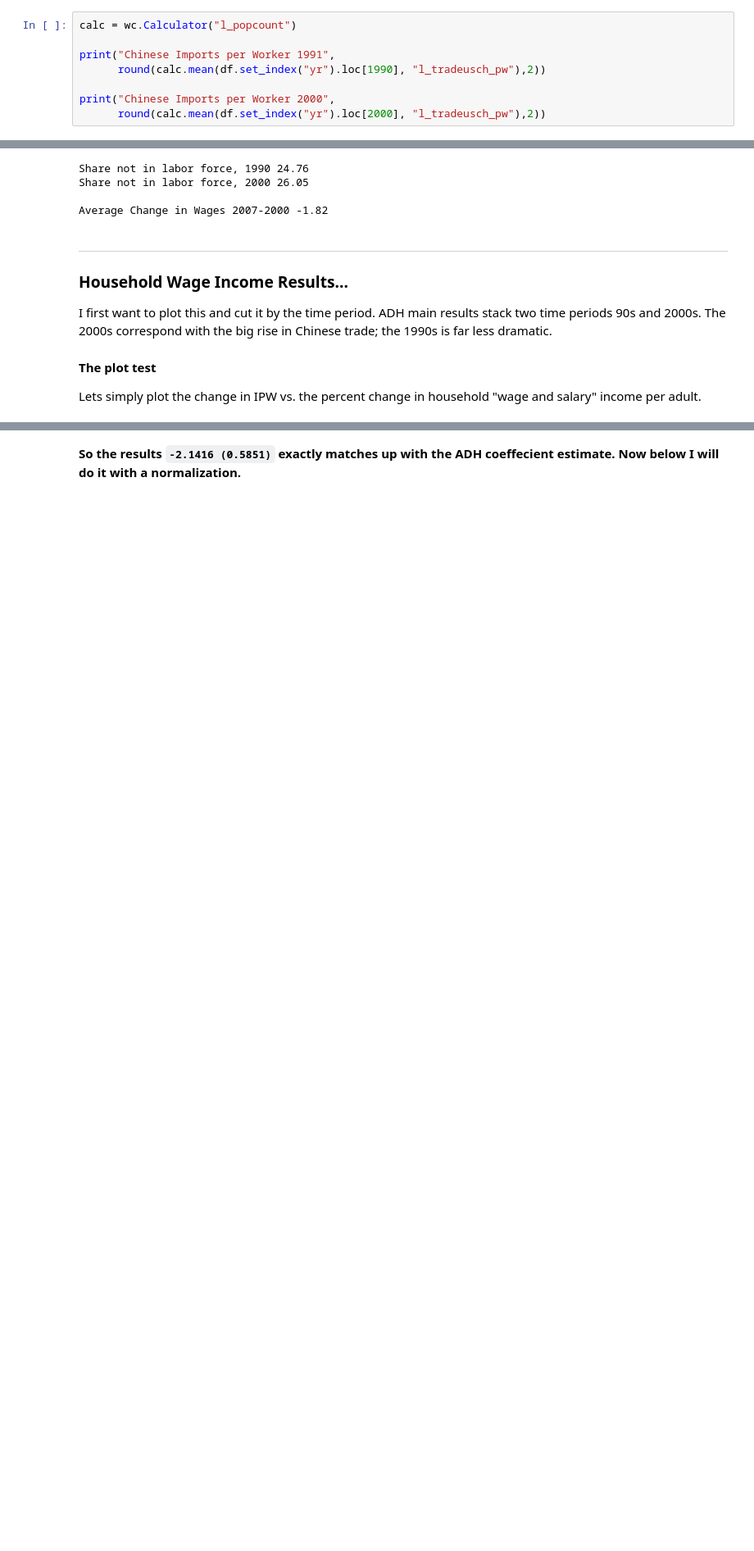
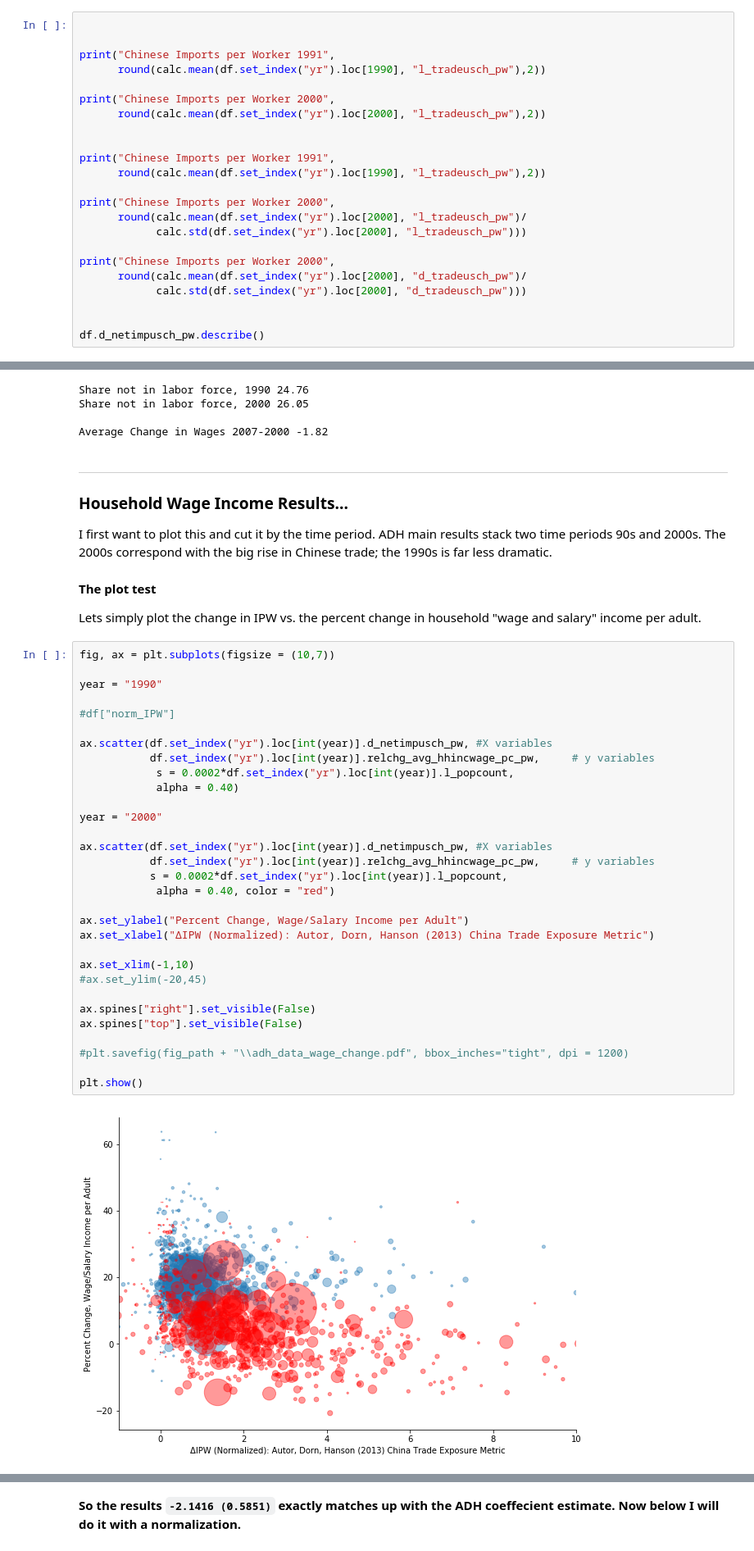
Before and after one commit to mwaugh0328/ADH_replication, a Jupyter notebook: adh_data.ipynb, the cells around one changed output, grey strips where cells are left out. Shown at 82% size. Cells and saved outputs as stored; diff of their text form; blank space fills up the shorter version.

```diff
--- a/adh_data.ipynb
+++ b/adh_data.ipynb
@@ -265,13 +270,28 @@ Name: norm_IPW, dtype: float64
 # %% [markdown]
 #### Trade Explosure
 # %%
-calc = wc.Calculator("l_popcount")
+
 
 print("Chinese Imports per Worker 1991",
       round(calc.mean(df.set_index("yr").loc[1990], "l_tradeusch_pw"),2))
 
 print("Chinese Imports per Worker 2000",
       round(calc.mean(df.set_index("yr").loc[2000], "l_tradeusch_pw"),2))
+
+
+print("Chinese Imports per Worker 1991",
+      round(calc.mean(df.set_index("yr").loc[1990], "l_tradeusch_pw"),2))
+
+print("Chinese Imports per Worker 2000",
+      round(calc.mean(df.set_index("yr").loc[2000], "l_tradeusch_pw")/
+            calc.std(df.set_index("yr").loc[2000], "l_tradeusch_pw")))
+
+print("Chinese Imports per Worker 2000",
+      round(calc.mean(df.set_index("yr").loc[2000], "d_tradeusch_pw")/
+            calc.std(df.set_index("yr").loc[2000], "d_tradeusch_pw")))
+
+
+df.d_netimpusch_pw.describe()
 # %% [output]
 Chinese Imports per Worker 1991 0.29
 Chinese Imports per Worker 2000 1.08
@@ -334,6 +366,39 @@ I first want to plot this and cut it by the time period. ADH main results stack
 #### The plot test
 
 Lets simply plot the change in IPW vs. the percent change in household "wage and salary" income per adult.
+# %%
+fig, ax = plt.subplots(figsize = (10,7))
+
+year = "1990"
+
+#df["norm_IPW"]
+
+ax.scatter(df.set_index("yr").loc[int(year)].d_netimpusch_pw, #X variables
+           df.set_index("yr").loc[int(year)].relchg_avg_hhincwage_pc_pw,     # y variables
+            s = 0.0002*df.set_index("yr").loc[int(year)].l_popcount,
+            alpha = 0.40)
+
+year = "2000"
+
+ax.scatter(df.set_index("yr").loc[int(year)].d_netimpusch_pw, #X variables
+           df.set_index("yr").loc[int(year)].relchg_avg_hhincwage_pc_pw,     # y variables
+           s = 0.0002*df.set_index("yr").loc[int(year)].l_popcount,
+            alpha = 0.40, color = "red")
+
+ax.set_ylabel("Percent Change, Wage/Salary Income per Adult")
+ax.set_xlabel("ΔIPW (Normalized): Autor, Dorn, Hanson (2013) China Trade Exposure Metric")
+
+ax.set_xlim(-1,10)
+#ax.set_ylim(-20,45)
+
+ax.spines["right"].set_visible(False)
+ax.spines["top"].set_visible(False)
+
+#plt.savefig(fig_path + "\\adh_data_wage_change.pdf", bbox_inches="tight", dpi = 1200)
+
+plt.show()
+# %% [output]
+[figure, added]
 # %%
 fig, ax = plt.subplots(figsize = (10,7))
 
```
Also changed, not shown: parts of 8 cells of this notebook.
